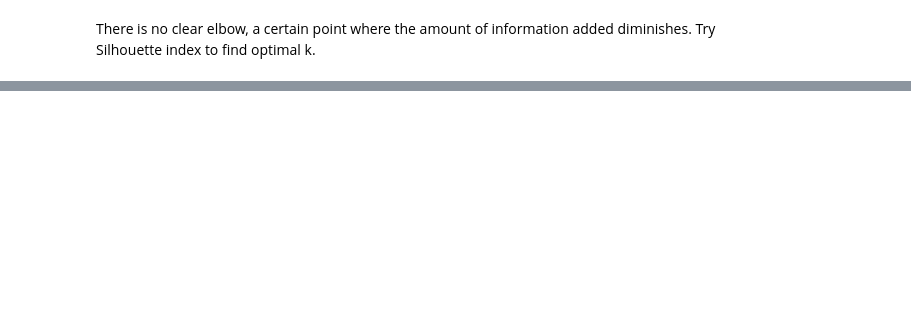
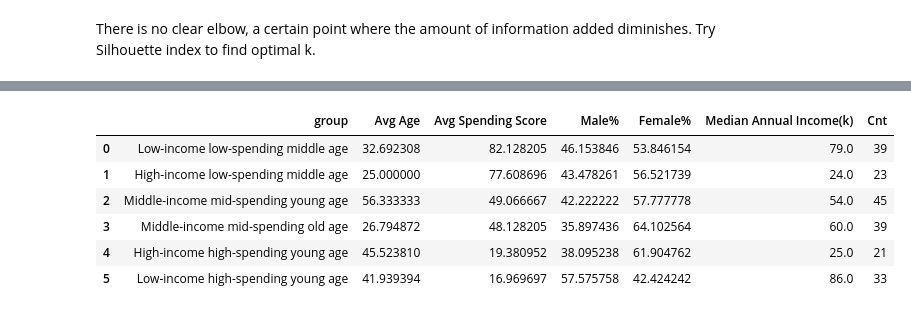
Before and after one commit to Kpeng511/Customer-Clustering, a Jupyter notebook: mall.ipynb, the cells around one changed output, grey strips where cells are left out. Saved outputs shown, nothing was run; the diff lists cells and outputs as text; code cells hidden in the pictures; blank space fills up the shorter version.

```diff
--- a/mall.ipynb
+++ b/mall.ipynb
@@ -644,0 +540,26 @@ Although .274 seeconds is a considerable improvement in prediction speed, .2769
+# %%
+temp = final_summary
+
+# convert index to a column and then rename each group
+temp.reset_index(level=0, inplace=True)
+temp["kmeans_label"]=temp["kmeans_label"].map({5: 'High-income high-spending young age',
+                                 3: 'Low-income high-spending young age',
+                                1: 'Middle-income mid-spending young age',
+                                0: 'Middle-income mid-spending old age',
+                                2:'Low-income low-spending middle age',
+                                4: 'High-income low-spending middle age'})
+temp.rename(columns={'kmeans_label':'group'}, inplace=True)
+temp = temp.reindex(columns=['group', 'Avg Age', 'Avg Spending Score', 'Male%', 'Female%', 'Median Annual Income(k)',
+       'Cnt'])
+temp[['Male%']] = temp[['Male%']]*100
+temp[['Female%']] = temp[['Female%']]*100
+
+temp
+# %% [output]
+|  | group | Avg Age | Avg Spending Score | Male% | Female% | Median Annual Income(k) | Cnt |
+| 0 | Low-income low-spending middle age | 32.692308 | 82.128205 | 46.153846 | 53.846154 | 79.0 | 39 |
+| 1 | High-income low-spending middle age | 25.000000 | 77.608696 | 43.478261 | 56.521739 | 24.0 | 23 |
+| 2 | Middle-income mid-spending young age | 56.333333 | 49.066667 | 42.222222 | 57.777778 | 54.0 | 45 |
+| 3 | Middle-income mid-spending old age | 26.794872 | 48.128205 | 35.897436 | 64.102564 | 60.0 | 39 |
+| 4 | High-income high-spending young age | 45.523810 | 19.380952 | 38.095238 | 61.904762 | 25.0 | 21 |
+| 5 | Low-income high-spending young age | 41.939394 | 16.969697 | 57.575758 | 42.424242 | 86.0 | 33 |
```
Also changed, not shown: parts of 43 cells of this notebook.
